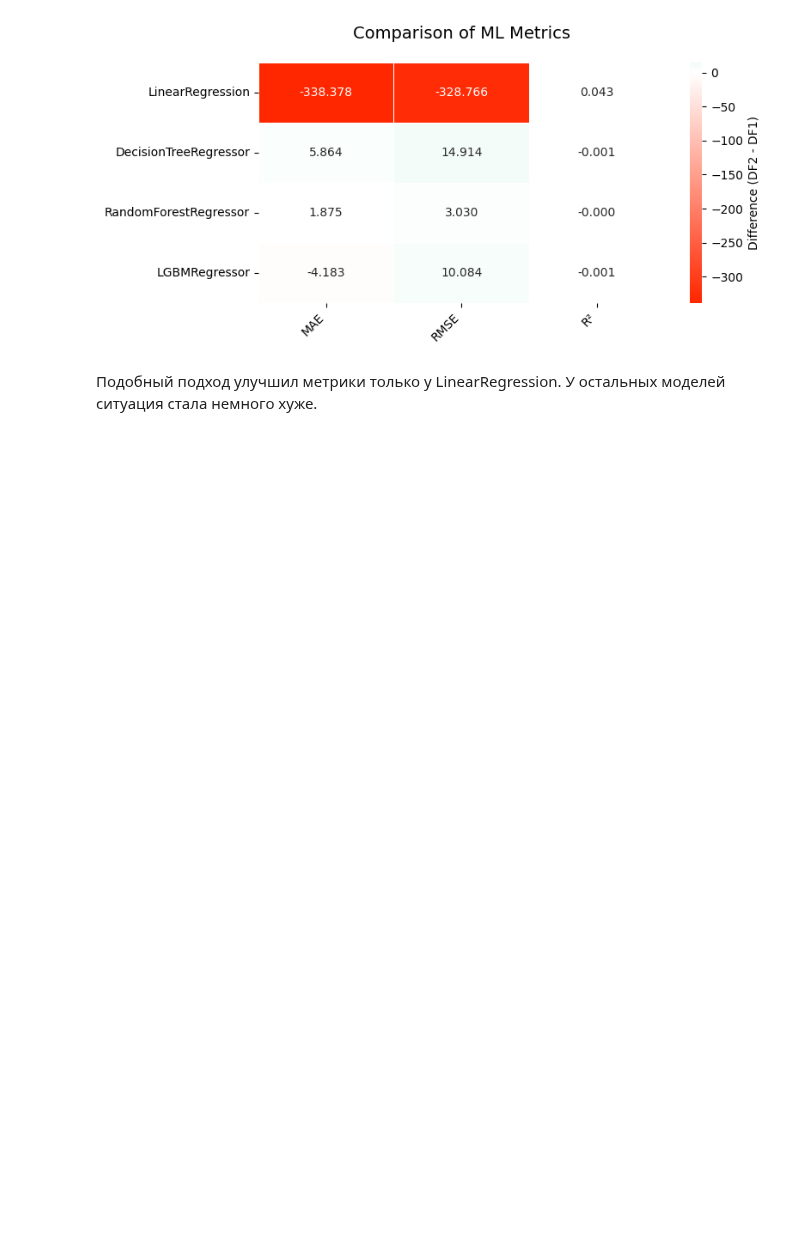
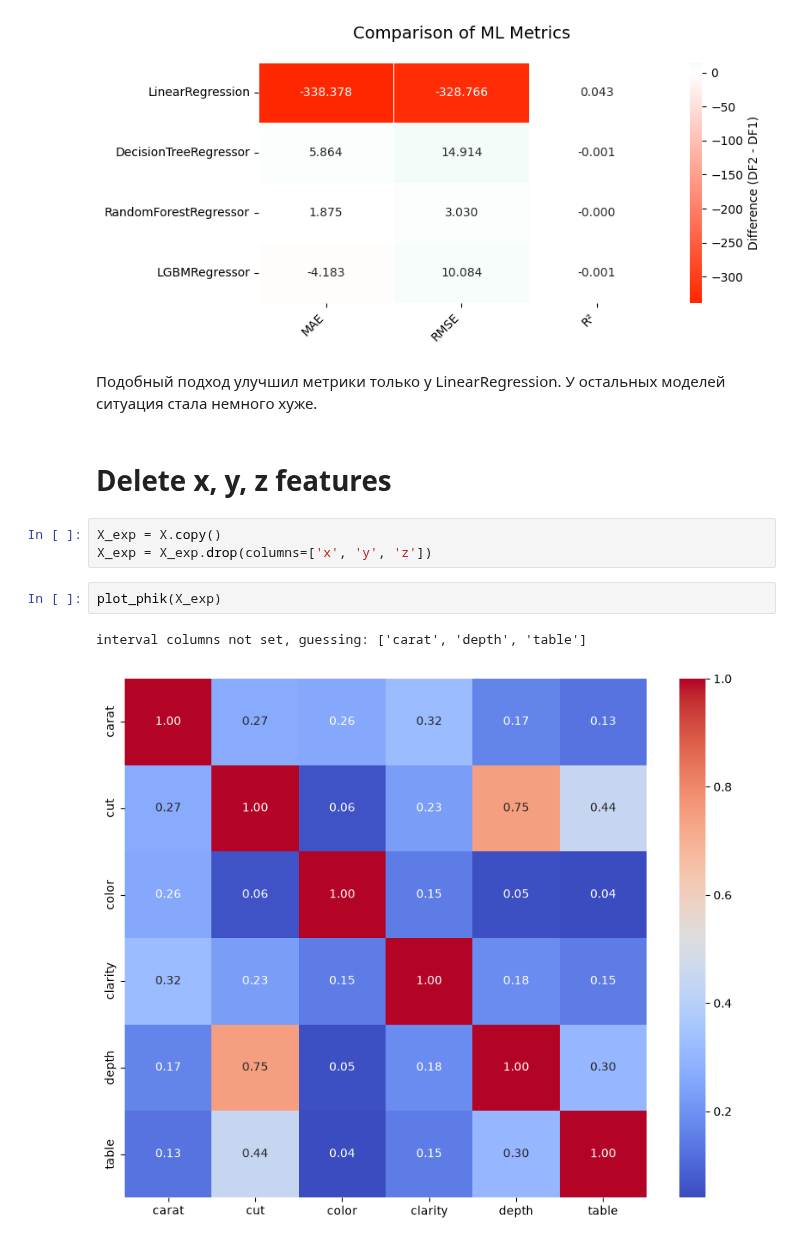
Before and after one commit to Bibeda/Classic_ML_regression, a Jupyter notebook: improvements_cv.ipynb, the cells around one changed output. Drawn from its saved outputs; the diff is of its cells as text; blank space fills up the shorter version.

```diff
--- a/improvements_cv.ipynb
+++ b/improvements_cv.ipynb
@@ -482,3 +478,13 @@ compare_metrics_heatmap(initial_metrics, log_metrics)
 [figure]
 # %% [markdown]
 Подобный подход улучшил метрики только у LinearRegression. У остальных моделей ситуация стала немного хуже.
+# %% [markdown]
+# Delete x, y, z features
+# %%
+X_exp = X.copy()
+X_exp = X_exp.drop(columns=['x', 'y', 'z'])
+# %%
+plot_phik(X_exp)
+# %% [output]
+interval columns not set, guessing: ['carat', 'depth', 'table']
+[figure, added]
```
Also changed, not shown: parts of 10 cells of this notebook.
